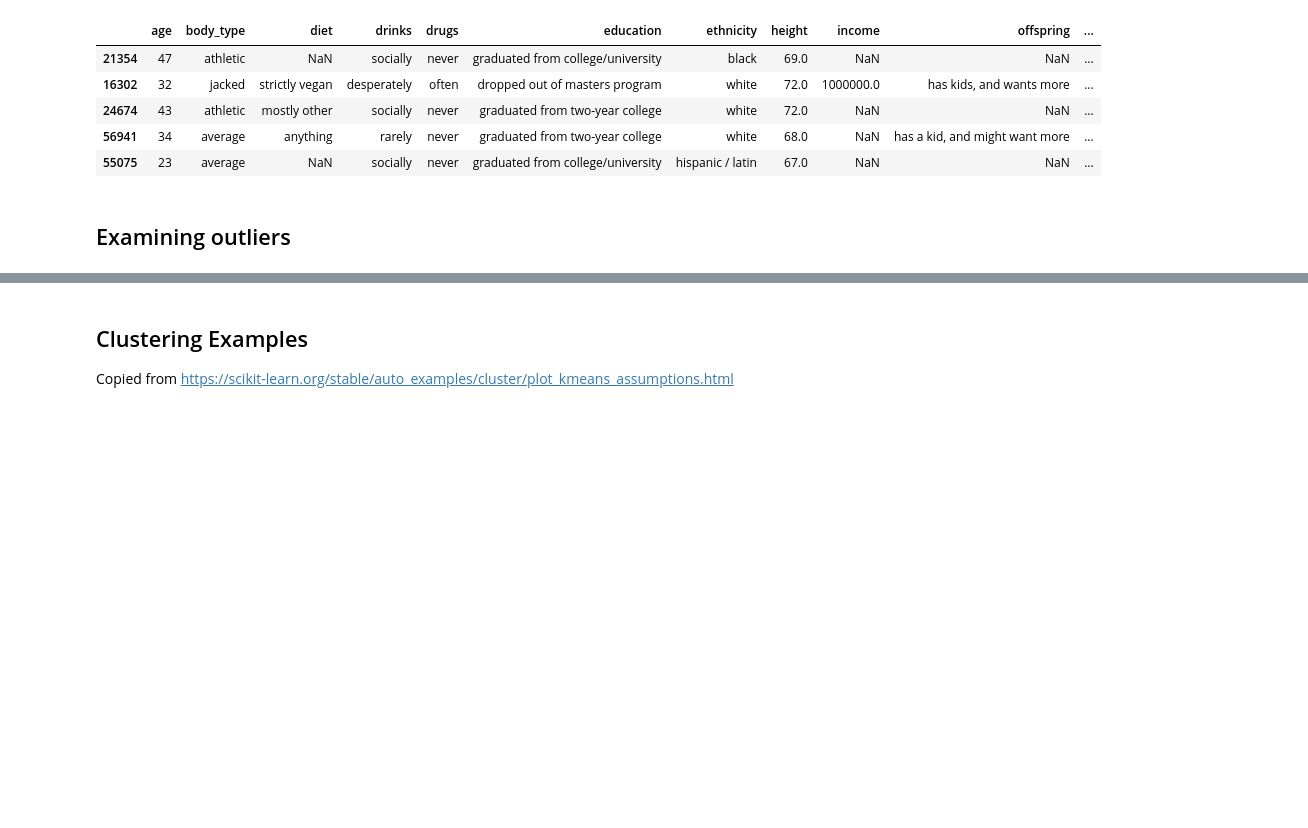
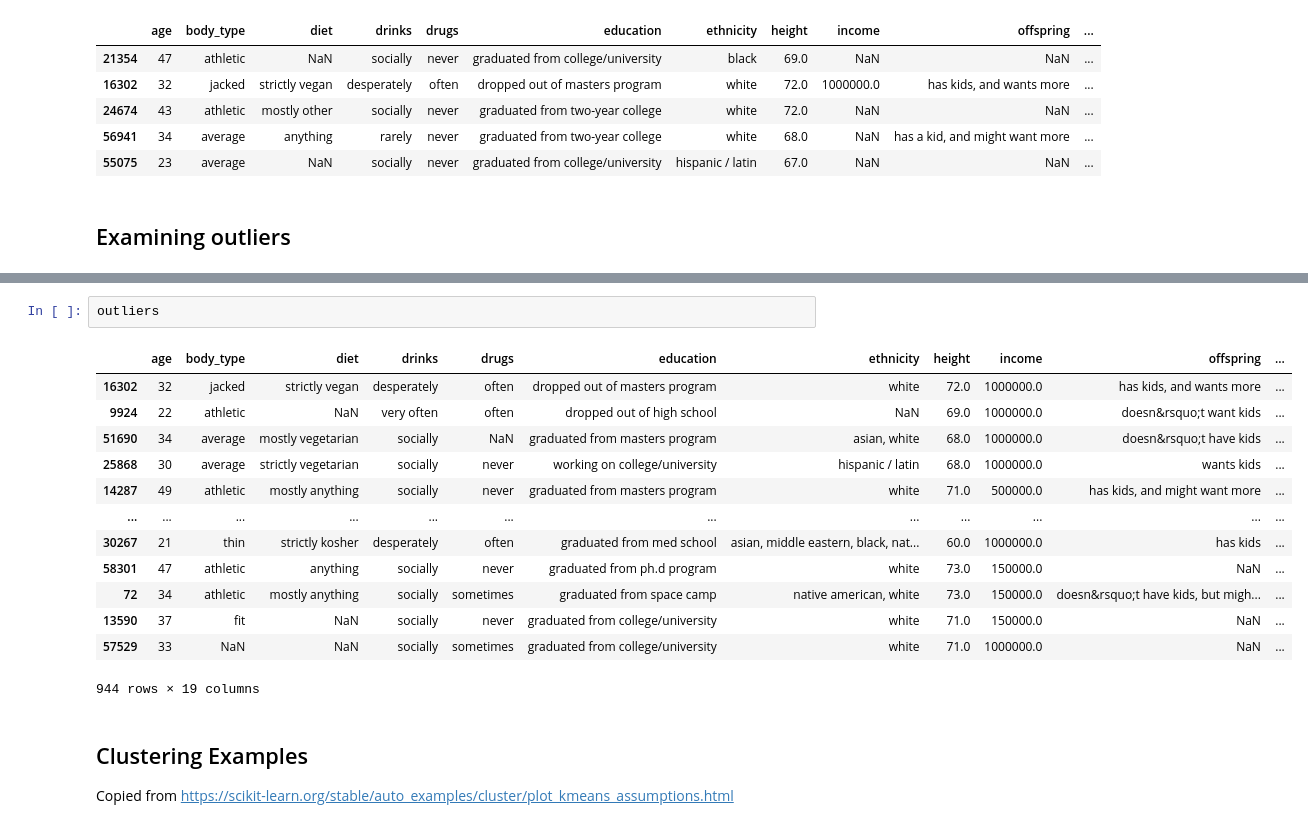
Before and after one commit to mru-data3464/f26, a Jupyter notebook: demo_code/07_missing_weird/ok_cupid_processing.ipynb, the cells around one changed output, grey strips where cells are left out. Drawn from its saved outputs; the diff is of its cells as text; blank space fills up the shorter version.

Commit message:
Outlier code from class

```diff
--- a/demo_code/07_missing_weird/ok_cupid_processing.ipynb
+++ b/demo_code/07_missing_weird/ok_cupid_processing.ipynb
@@ -368,3 +378,19 @@ plt.savefig("../../img/06-income-boxplot-jitter.png")
+# %%
+outliers
+# %% [output]
+|  | age | body_type | diet | drinks | drugs | education | ethnicity | height | income | offspring | ... |
+| 16302 | 32 | jacked | strictly vegan | desperately | often | dropped out of masters program | white | 72.0 | 1000000.0 | has kids, and wants more | ... |
+| 9924 | 22 | athletic | NaN | very often | often | dropped out of high school | NaN | 69.0 | 1000000.0 | doesn&rsquo;t want kids | ... |
+| 51690 | 34 | average | mostly vegetarian | socially | NaN | graduated from masters program | asian, white | 68.0 | 1000000.0 | doesn&rsquo;t have kids | ... |
+| 25868 | 30 | average | strictly vegetarian | socially | never | working on college/university | hispanic / latin | 68.0 | 1000000.0 | wants kids | ... |
+| 14287 | 49 | athletic | mostly anything | socially | never | graduated from masters program | white | 71.0 | 500000.0 | has kids, and might want more | ... |
+| ... | ... | ... | ... | ... | ... | ... | ... | ... | ... | ... | ... |
+| 30267 | 21 | thin | strictly kosher | desperately | often | graduated from med school | asian, middle eastern, black, nat... | 60.0 | 1000000.0 | has kids | ... |
+| 58301 | 47 | athletic | anything | socially | never | graduated from ph.d program | white | 73.0 | 150000.0 | NaN | ... |
+| 72 | 34 | athletic | mostly anything | socially | sometimes | graduated from space camp | native american, white | 73.0 | 150000.0 | doesn&rsquo;t have kids, but migh... | ... |
+| 13590 | 37 | fit | NaN | socially | never | graduated from college/university | white | 71.0 | 150000.0 | NaN | ... |
+| 57529 | 33 | NaN | NaN | socially | sometimes | graduated from college/university | white | 71.0 | 1000000.0 | NaN | ... |
+944 rows × 19 columns
 # %% [markdown]
 ## Clustering Examples
 
```
Also changed, not shown: parts of 10 cells of this notebook, 3 other files.
